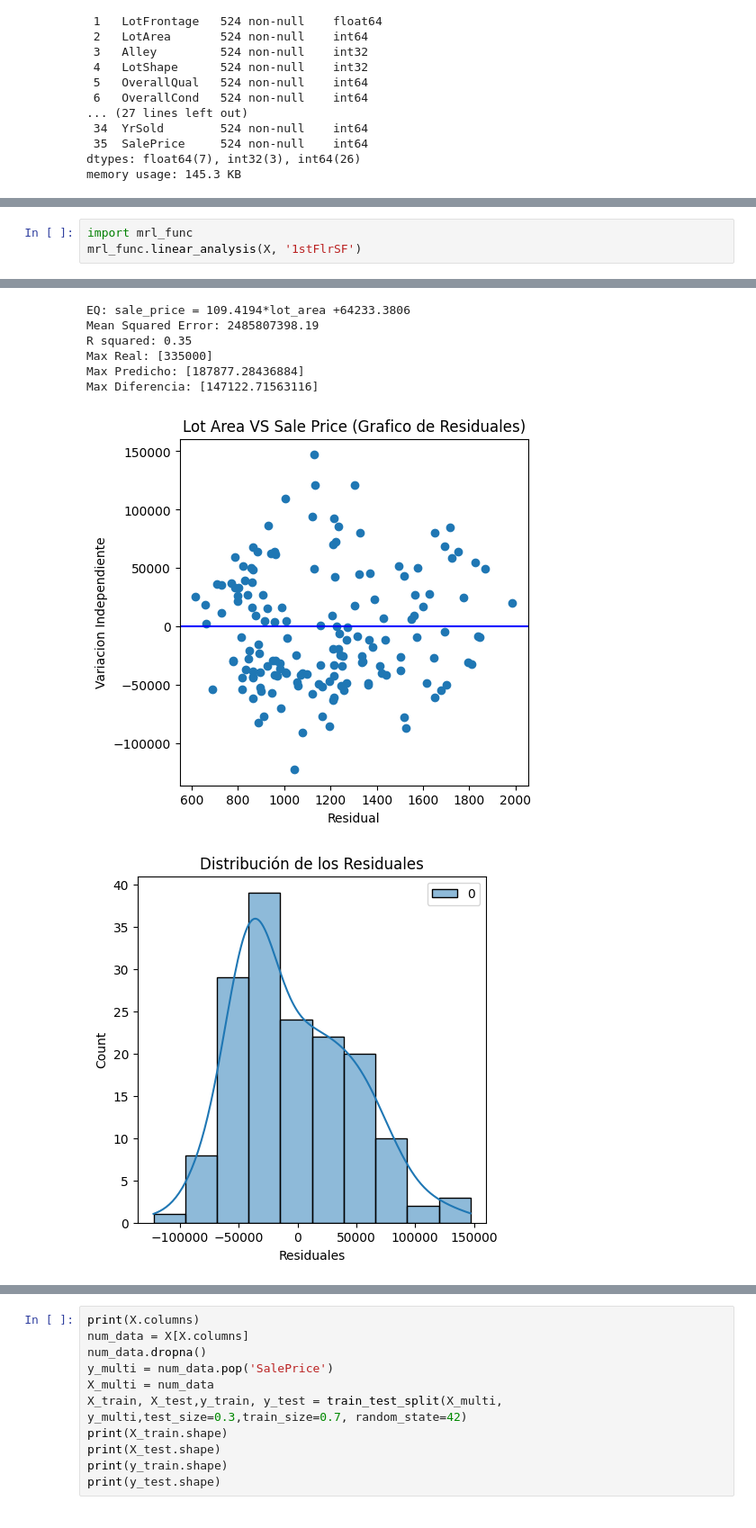
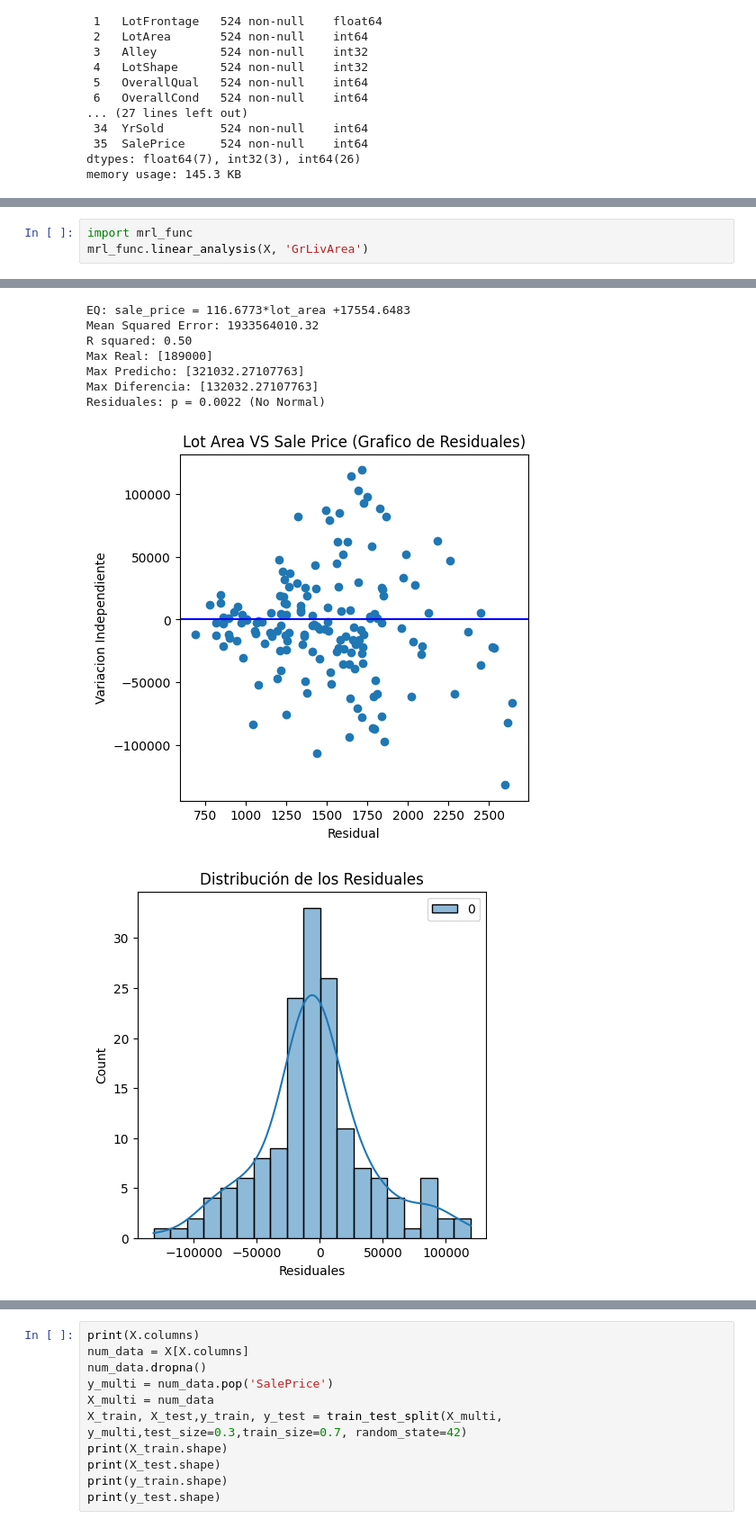
Before and after one commit to MarchMol/MRL_1, a Jupyter notebook: actividades.ipynb, the cells around one changed output, grey strips where cells are left out. Shown at 90% size. Drawn from its saved outputs; the diff is of its cells as text.

```diff
--- a/actividades.ipynb
+++ b/actividades.ipynb
@@ -349,4 +349,4 @@ Text(0, 0.5, 'Sale Price ($)')
 # %%
 import mrl_func
-mrl_func.linear_analysis(X, '1stFlrSF')
+mrl_func.linear_analysis(X, 'GrLivArea')
 # %% [output]
@@ -355,8 +355,9 @@ mrl_func.linear_analysis(X, '1stFlrSF')
-EQ: sale_price = 109.4194*lot_area +64233.3806
-Mean Squared Error: 2485807398.19
-R squared: 0.35
-Max Real: [335000]
-Max Predicho: [187877.28436884]
-Max Diferencia: [147122.71563116]
+EQ: sale_price = 116.6773*lot_area +17554.6483
+Mean Squared Error: 1933564010.32
+R squared: 0.50
+Max Real: [189000]
+Max Predicho: [321032.27107763]
+Max Diferencia: [132032.27107763]
+Residuales: p = 0.0022 (No Normal)
-[figure, old version]
+[figure, new version]
-[figure, old version]
+[figure, new version]
```
Also changed, not shown: parts of 21 cells of this notebook, 1 other file.
